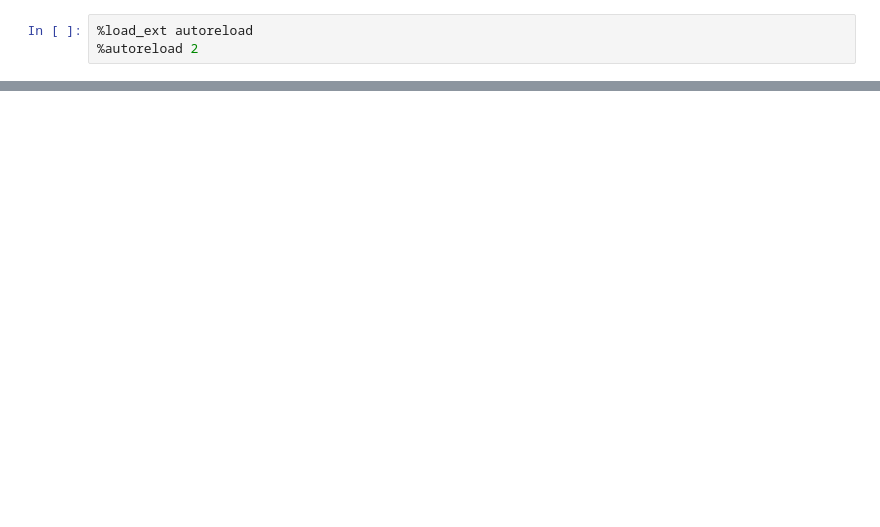
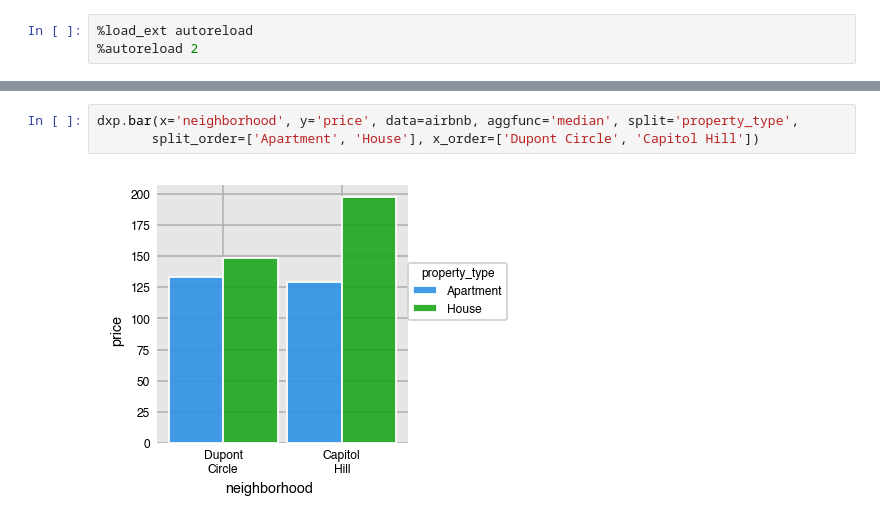
Before and after one commit to dexplo/dexplot, a Jupyter notebook: notebooks/Introduction to Dexplot.ipynb, the cells around one changed output, grey strips where cells are left out. Saved outputs shown, nothing was run; the diff lists cells and outputs as text; blank space fills up the shorter version.

```diff
--- a/notebooks/Introduction to Dexplot.ipynb
+++ b/notebooks/Introduction to Dexplot.ipynb
@@ -62,0 +98,5 @@ d = {'a': 1, 'b': 2}
+# %%
+dxp.bar(x='neighborhood', y='price', data=airbnb, aggfunc='median', split='property_type',
+       split_order=['Apartment', 'House'], x_order=['Dupont Circle', 'Capitol Hill'])
+# %% [output]
+[figure, added]
```
Also changed, not shown: parts of 16 cells of this notebook, 4 other files.
